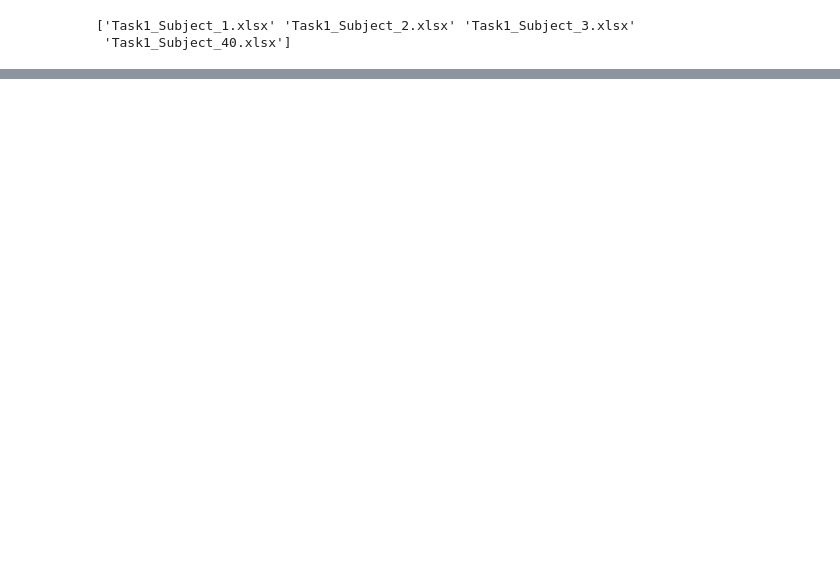
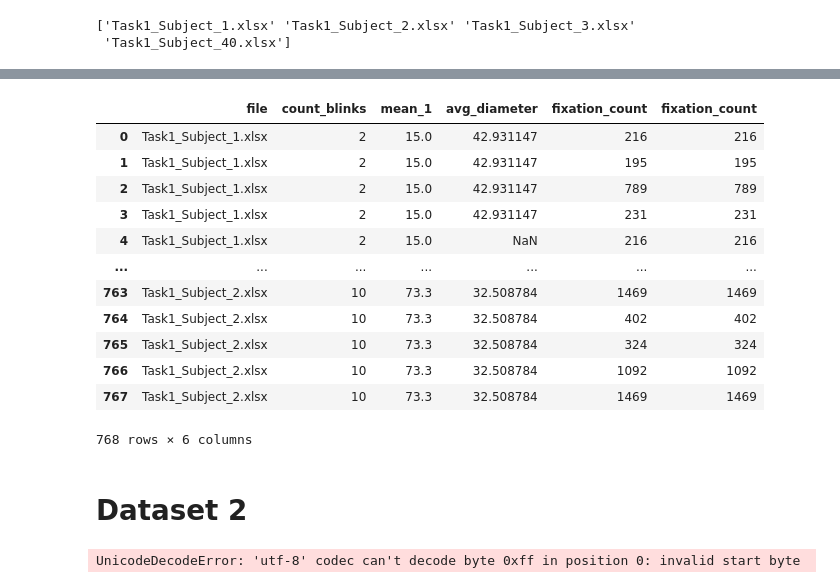
Before and after one commit to AndrewHallam1/SIT723, a Jupyter notebook: SIT723v1.ipynb, the cells around one changed output, grey strips where cells are left out. Cells and saved outputs as stored; diff of their text form; code cells hidden in the pictures; blank space fills up the shorter version.

Commit message:
Add files via upload
Updated further - all running except saccade count is coming as fixation count - need to fix

```diff
--- a/SIT723v1.ipynb
+++ b/SIT723v1.ipynb
@@ -645,5 +554,7 @@ See the caveats in the documentation: https://pandas.pydata.org/pandas-docs/stab
 # %%
 #count of values above 55 (aka our fixations)
+
+#RUN UP TO HERE - SOMETHING IS GOING WRONG BELOW
 
 #get each of these into the dataframe and then join - i.e. one df is saccades, one is fixations, join on 'file'
 #note - keeping the dataframe in the same format by using reset index
@@ -656,20 +567,21 @@ c_gaze_task1_fix = c_gaze_task1[c_gaze_task1['velocity'] > 0.55].groupby('file')
 c_gaze_task1_fix = c_gaze_task1_fix.rename(columns={'velocity': 'fixation_count'})
 c_gaze_task1_sac = c_gaze_task1[c_gaze_task1['velocity'] < 0.55].groupby('file')['velocity'].count().reset_index()
 c_gaze_task1_sac = c_gaze_task1_fix.rename(columns={'velocity': 'saccade_count'})
+
 #task 2
 c_gaze_task2_fix = c_gaze_task2[c_gaze_task2['velocity'] > 0.55].groupby('file')['velocity'].count().reset_index()
 c_gaze_task2_fix = c_gaze_task2_fix.rename(columns={'velocity': 'fixation_count'})
-c_gaze_task2_sac = c_gaze_task2[c_gaze_task1['velocity'] < 0.55].groupby('file')['velocity'].count().reset_index()
+c_gaze_task2_sac = c_gaze_task2[c_gaze_task2['velocity'] < 0.55].groupby('file')['velocity'].count().reset_index()
 c_gaze_task2_sac = c_gaze_task2_fix.rename(columns={'velocity': 'saccade_count'})
 
 #task 3
-c_gaze_task3_fix = c_gaze_task3[c_gaze_task1['velocity'] > 0.55].groupby('file')['velocity'].count().reset_index()
+c_gaze_task3_fix = c_gaze_task3[c_gaze_task3['velocity'] > 0.55].groupby('file')['velocity'].count().reset_index()
 c_gaze_task3_fix = c_gaze_task3_fix.rename(columns={'velocity': 'fixation_count'})
-c_gaze_task3_sac = c_gaze_task3[c_gaze_task1['velocity'] < 0.55].groupby('file')['velocity'].count().reset_index()
+c_gaze_task3_sac = c_gaze_task3[c_gaze_task3['velocity'] < 0.55].groupby('file')['velocity'].count().reset_index()
 c_gaze_task3_sac = c_gaze_task3_fix.rename(columns={'velocity': 'saccade_count'})
 
 #task 4
-c_gaze_task4_fix = c_gaze_task4[c_gaze_task1['velocity'] > 0.55].groupby('file')['velocity'].count().reset_index()
+c_gaze_task4_fix = c_gaze_task4[c_gaze_task4['velocity'] > 0.55].groupby('file')['velocity'].count().reset_index()
 c_gaze_task4_fix = c_gaze_task4_fix.rename(columns={'velocity': 'fixation_count'})
-c_gaze_task4_sac = c_gaze_task4[c_gaze_task1['velocity'] < 0.55].groupby('file')['velocity'].count().reset_index()
+c_gaze_task4_sac = c_gaze_task4[c_gaze_task4['velocity'] < 0.55].groupby('file')['velocity'].count().reset_index()
 c_gaze_task4_sac = c_gaze_task4_fix.rename(columns={'velocity': 'saccade_count'})
@@ -680,12 +590,14 @@ KeyError: 'velocity'
 
 #task 1
 c_gaze_task1 = pd.concat([c_gaze_task1_fix.set_index('file'),c_gaze_task1_sac.set_index('file')], axis=1, join='inner')
+c_gaze_task1['file'] = c_gaze_task4.index
 
 #task 2
 c_gaze_task2 = pd.concat([c_gaze_task2_fix.set_index('file'),c_gaze_task2_sac.set_index('file')], axis=1, join='inner')
-
+c_gaze_task2['file'] = c_gaze_task4.index
 #task 3
 c_gaze_task3 = pd.concat([c_gaze_task3_fix.set_index('file'),c_gaze_task3_sac.set_index('file')], axis=1, join='inner')
-
+c_gaze_task3['file'] = c_gaze_task4.index
 #task 4
 c_gaze_task4 = pd.concat([c_gaze_task4_fix.set_index('file'),c_gaze_task4_sac.set_index('file')], axis=1, join='inner')
+c_gaze_task4['file'] = c_gaze_task4.index
@@ -773,3 +658,5 @@ pupil_final = pd.concat([c_pupil_task1, c_pupil_task2,c_pupil_task3, c_pupil_tas
+# %%
+pupil_final = pupil_final.drop('diameter', axis=1)
 # %%
 #count of blinks
 #task 1
@@ -802,4 +683,22 @@ annotation_final = pd.concat([c_annotation_task1, c_annotation_task2,c_annotatio
 # %%
 #final colet dataset after pre-processing
 
-colet_final = pd.merge(blinks_final, annotation_final, pupil_final, gaze_final on=['file'])
+colet_final1 = pd.merge(blinks_final, annotation_final, on=['file'])
+colet_final2 = pd.merge(colet_final1, pupil_final, on=['file'])
+colet_final = pd.merge(colet_final2, gaze_final, on=['file'])
+# %%
+colet_final
+# %% [output]
+|  | file | count_blinks | mean_1 | avg_diameter | fixation_count | fixation_count |
+| 0 | Task1_Subject_1.xlsx | 2 | 15.0 | 42.931147 | 216 | 216 |
+| 1 | Task1_Subject_1.xlsx | 2 | 15.0 | 42.931147 | 195 | 195 |
+| 2 | Task1_Subject_1.xlsx | 2 | 15.0 | 42.931147 | 789 | 789 |
+| 3 | Task1_Subject_1.xlsx | 2 | 15.0 | 42.931147 | 231 | 231 |
+| 4 | Task1_Subject_1.xlsx | 2 | 15.0 | NaN | 216 | 216 |
+| ... | ... | ... | ... | ... | ... | ... |
+| 763 | Task1_Subject_2.xlsx | 10 | 73.3 | 32.508784 | 1469 | 1469 |
+| 764 | Task1_Subject_2.xlsx | 10 | 73.3 | 32.508784 | 402 | 402 |
+| 765 | Task1_Subject_2.xlsx | 10 | 73.3 | 32.508784 | 324 | 324 |
+| 766 | Task1_Subject_2.xlsx | 10 | 73.3 | 32.508784 | 1092 | 1092 |
+| 767 | Task1_Subject_2.xlsx | 10 | 73.3 | 32.508784 | 1469 | 1469 |
+768 rows × 6 columns
@@ -805,0 +718,8 @@ colet_final = pd.merge(blinks_final, annotation_final, pupil_final, gaze_final o
+# %% [markdown]
+# Dataset 2
+# %%
+#read in fixation data - already combined for us - recording session label identifies which participant it was
+#mla stands for machine learning approach
+mla_fixation = pd.read_csv(r'C:\Users\MrAndrewHallam\OneDrive - Deakin University\SIT723\Data Set\A Machine Learning Approach for Detecting Cognitive Interference Based on Eye-Tracking Data\Fixation_report_09092019\TOTALE_Fixation_Report_FINALE_090919.xls')
+# %% [output]
+UnicodeDecodeError: 'utf-8' codec can't decode byte 0xff in position 0: invalid start byte
```
Also changed, not shown: parts of 24 cells of this notebook.
